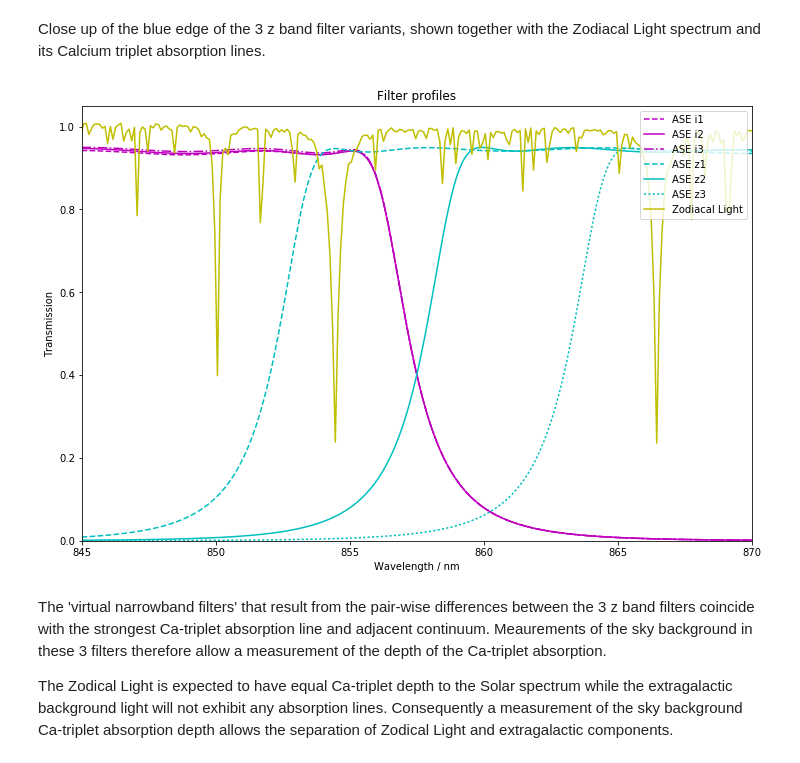
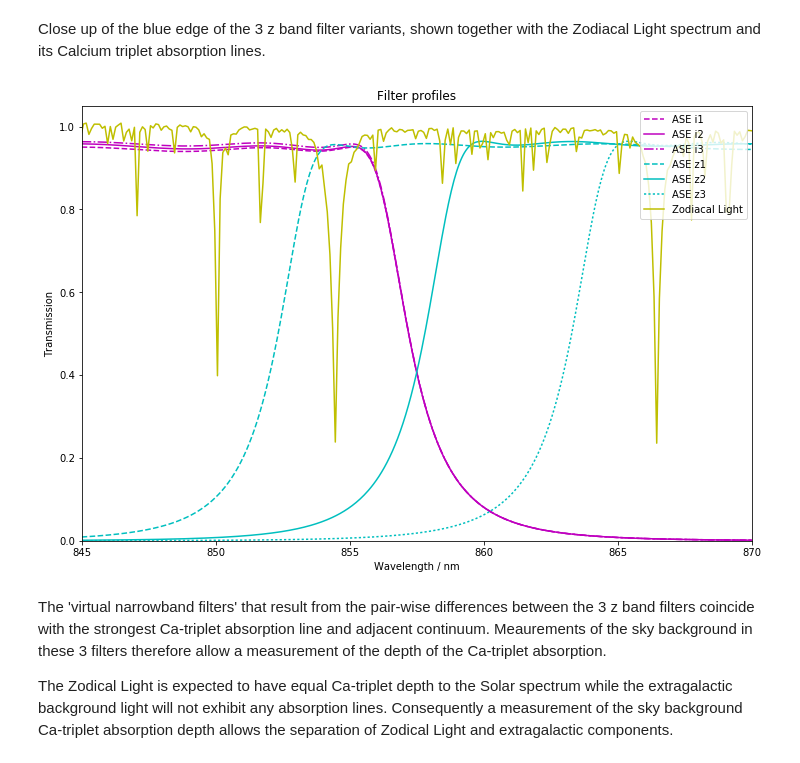
Before and after one commit to AstroHuntsman/gunagala, a Jupyter notebook: examples/Australian Space Eye 2017.ipynb, the cells around one changed output. Saved outputs shown, nothing was run; the diff lists cells and outputs as text; code cells hidden in the pictures.

```diff
--- a/examples/Australian Space Eye 2017.ipynb
+++ b/examples/Australian Space Eye 2017.ipynb
@@ -31,9 +25,8 @@ imagers = imager.create_imagers()
 
 huntsman = imagers['canon_sbig']  # A 5 lens array
 
-ase_90mm = imagers['ase_90mm']  # 6U with 1x 90 mm telescope
-ase_90mmx3 = imagers['ase_90mmx3']  # 12U with 3x 90 mm telescope
-ase_160mm = imagers['ase_160mm']  # 12U with 1x 160 mm telescope
+ase_2016 = imagers['ase_2016']  # 6U with 1x 90 mm telescope & overlapping broadband filters
+ase_2017 = imagers['ase_2017']  # 6U with 1x 90 mm telescope & broad and narrowband filters
 
 waves_h = huntsman.wavelengths
-waves_a = ase_90mm.wavelengths
+waves_a = ase_2016.wavelengths
@@ -336,25 +217,25 @@ $33.951332 \; \mathrm{mag}$$\mathrm{\left( \mathrm{AB} \right)}$
 # %% [markdown]
 Close up of the blue edge of the 3 z band filter variants, shown together with the Zodiacal Light spectrum and its Calcium triplet absorption lines.
 # %%
-plt.plot(waves_a, ase_90mm.filters['ase_i1'].transmission(waves_a), 'm--', label='ASE i1')
-plt.plot(waves_a, ase_90mm.filters['ase_i2'].transmission(waves_a), 'm-', label='ASE i2')
-plt.plot(waves_a, ase_90mm.filters['ase_i3'].transmission(waves_a), 'm-.', label='ASE i3')
+plt.plot(waves_a, ase_2016.filters['ase_i1'].transmission(waves_a), 'm--', label='ASE i1')
+plt.plot(waves_a, ase_2016.filters['ase_i2'].transmission(waves_a), 'm-', label='ASE i2')
+plt.plot(waves_a, ase_2016.filters['ase_i3'].transmission(waves_a), 'm-.', label='ASE i3')
 
-plt.plot(waves_a, ase_90mm.filters['ase_z1'].transmission(waves_a), 'c--', label='ASE z1')
-plt.plot(waves_a, ase_90mm.filters['ase_z2'].transmission(waves_a), 'c-', label='ASE z2')
-plt.plot(waves_a, ase_90mm.filters['ase_z3'].transmission(waves_a), 'c:', label='ASE z3')
+plt.plot(waves_a, ase_2016.filters['ase_z1'].transmission(waves_a), 'c--', label='ASE z1')
+plt.plot(waves_a, ase_2016.filters['ase_z2'].transmission(waves_a), 'c-', label='ASE z2')
+plt.plot(waves_a, ase_2016.filters['ase_z3'].transmission(waves_a), 'c:', label='ASE z3')
 
-plt.plot(ase_90mm.sky.waves.to(u.nm), 1.1 *ase_90mm.sky.photon_sfd/ase_90mm.sky.photon_sfd.max(), 'y-', label='Zodiacal Light')
+plt.plot(ase_2017.sky.waves.to(u.nm), 1.1 *ase_2017.sky.photon_sfd/ase_2017.sky.photon_sfd.max(), 'y-', label='Zodiacal Light')
 
 plt.legend(loc='upper right', fancybox=True, framealpha=0.8)
 plt.xlabel('Wavelength / nm')
 plt.ylabel('Transmission')
 plt.title('Filter profiles')
 plt.xlim(845, 870)
 plt.ylim(0, 1.05)
 plt.gcf().set_size_inches(12,8)
 # %% [output]
-[figure, old version]
+[figure, new version]
 # %% [markdown]
 The 'virtual narrowband filters' that result from the pair-wise differences between the 3 z band filters coincide with the strongest Ca-triplet absorption line and adjacent continuum.  Meaurements of the sky background in these 3 filters therefore allow a measurement of the depth of the Ca-triplet absorption.
 
```
Also changed, not shown: parts of 43 cells of this notebook, 5 other files.
